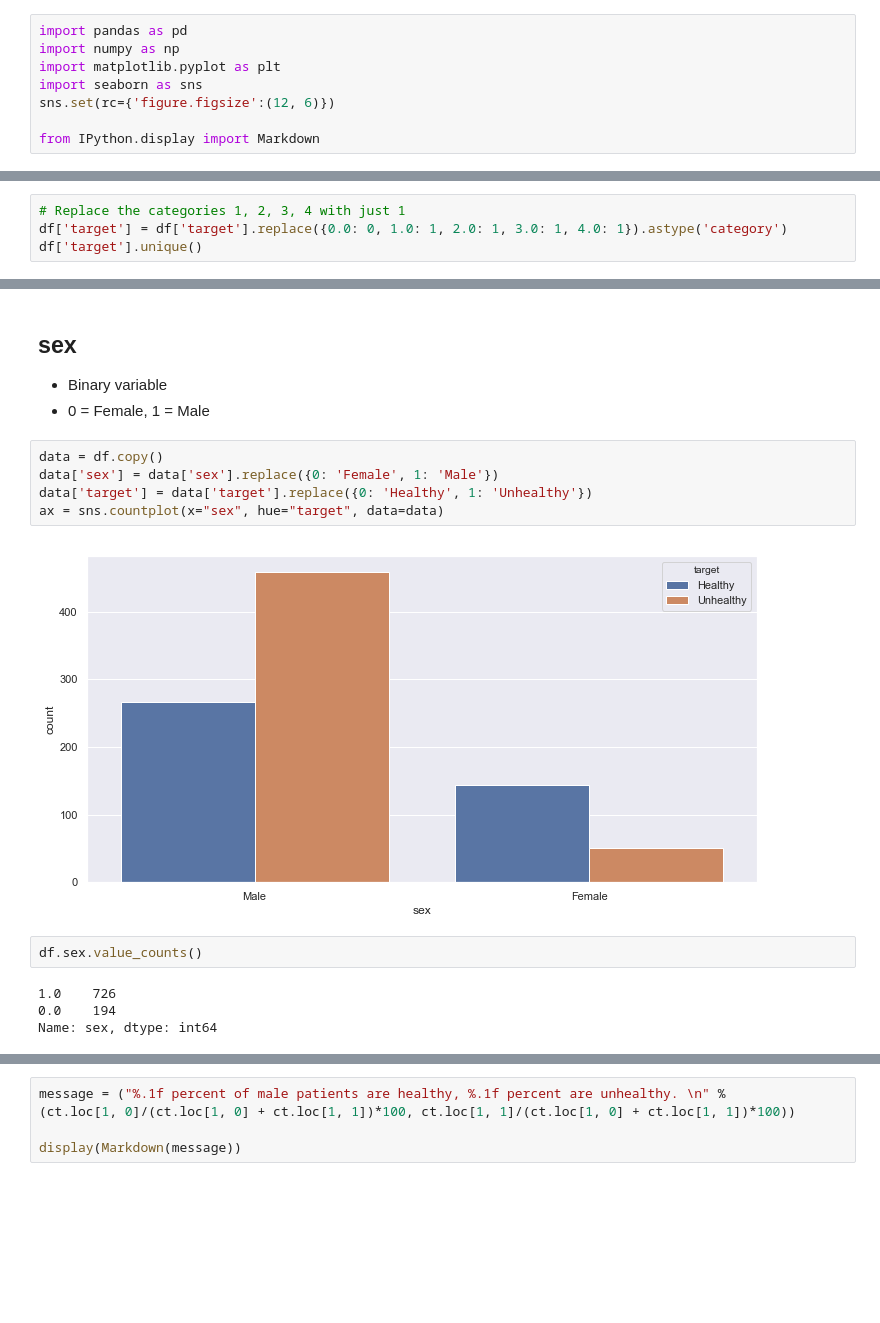
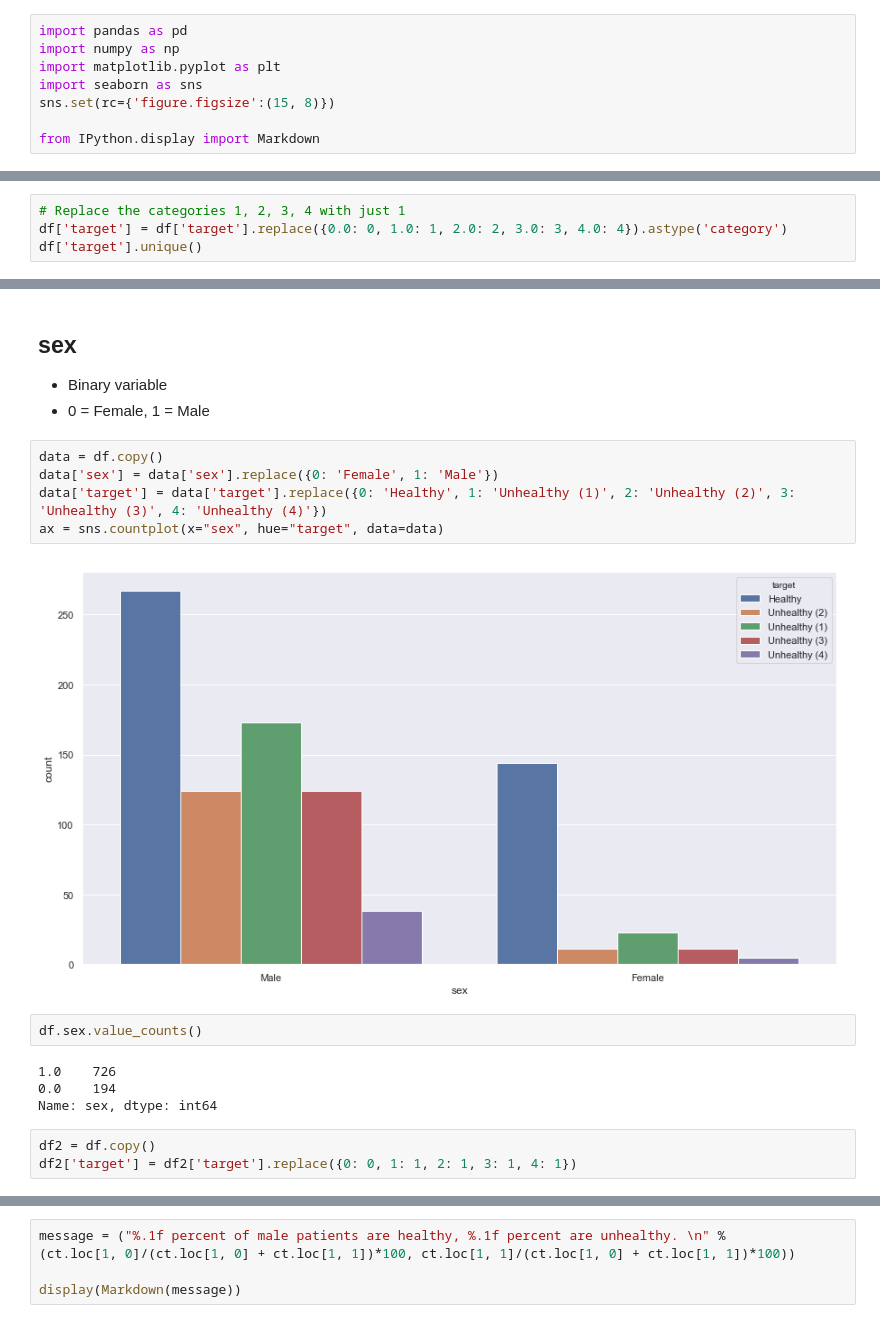
Before and after one commit to dimitraz/medical-data, a Jupyter notebook: Data Wrangling 2.ipynb, the cells around one changed output, grey strips where cells are left out. Cells and saved outputs as stored; diff of their text form; blank space fills up the shorter version.

```diff
--- a/Data Wrangling 2.ipynb
+++ b/Data Wrangling 2.ipynb
@@ -45,7 +45,7 @@ import pandas as pd
 import numpy as np
 import matplotlib.pyplot as plt
 import seaborn as sns
-sns.set(rc={'figure.figsize':(12, 6)})
+sns.set(rc={'figure.figsize':(15, 8)})
 
 from IPython.display import Markdown
 # %% [markdown]
@@ -274,6 +274,6 @@ target
 - Some categories contain `-9`, which is the equivalent to a missing value. These were converted to NaNs when the data was read in
 # %%
 # Replace the categories 1, 2, 3, 4 with just 1
-df['target'] = df['target'].replace({0.0: 0, 1.0: 1, 2.0: 1, 3.0: 1, 4.0: 1}).astype('category')
+df['target'] = df['target'].replace({0.0: 0, 1.0: 1, 2.0: 2, 3.0: 3, 4.0: 4}).astype('category')
 df['target'].unique()
 # %% [output]
@@ -394,14 +401,17 @@ The median age is 53 for female patients and 55 for male patients.
 # %%
 data = df.copy()
 data['sex'] = data['sex'].replace({0: 'Female', 1: 'Male'})
-data['target'] = data['target'].replace({0: 'Healthy', 1: 'Unhealthy'})
+data['target'] = data['target'].replace({0: 'Healthy', 1: 'Unhealthy (1)', 2: 'Unhealthy (2)', 3: 'Unhealthy (3)', 4: 'Unhealthy (4)'})
 ax = sns.countplot(x="sex", hue="target", data=data)
 # %% [output]
-[figure, old version]
+[figure, new version]
 # %%
 df.sex.value_counts()
 # %% [output]
 1.0    726
 0.0    194
 Name: sex, dtype: int64
+# %%
+df2 = df.copy()
+df2['target'] = df2['target'].replace({0: 0, 1: 1, 2: 1, 3: 1, 4: 1})
 # %%
```
Also changed, not shown: parts of 56 cells of this notebook, 3 other files.
